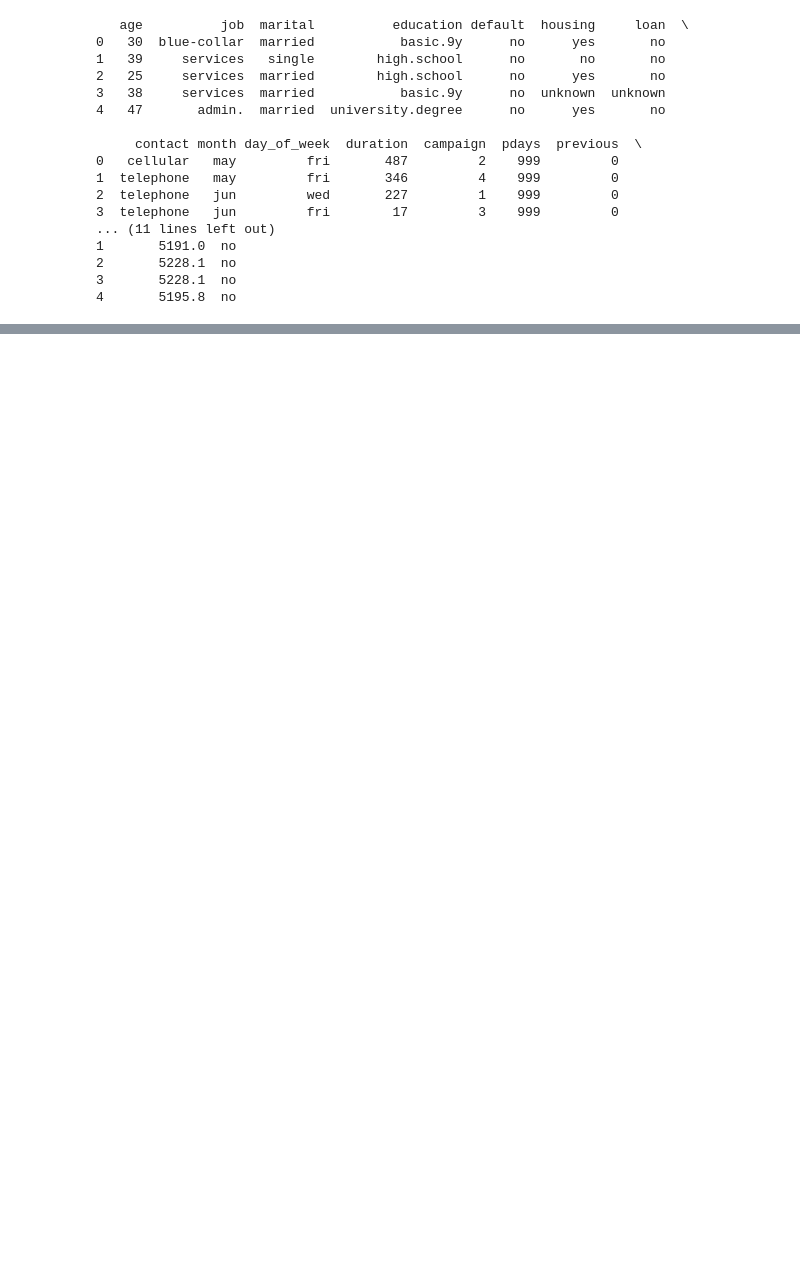
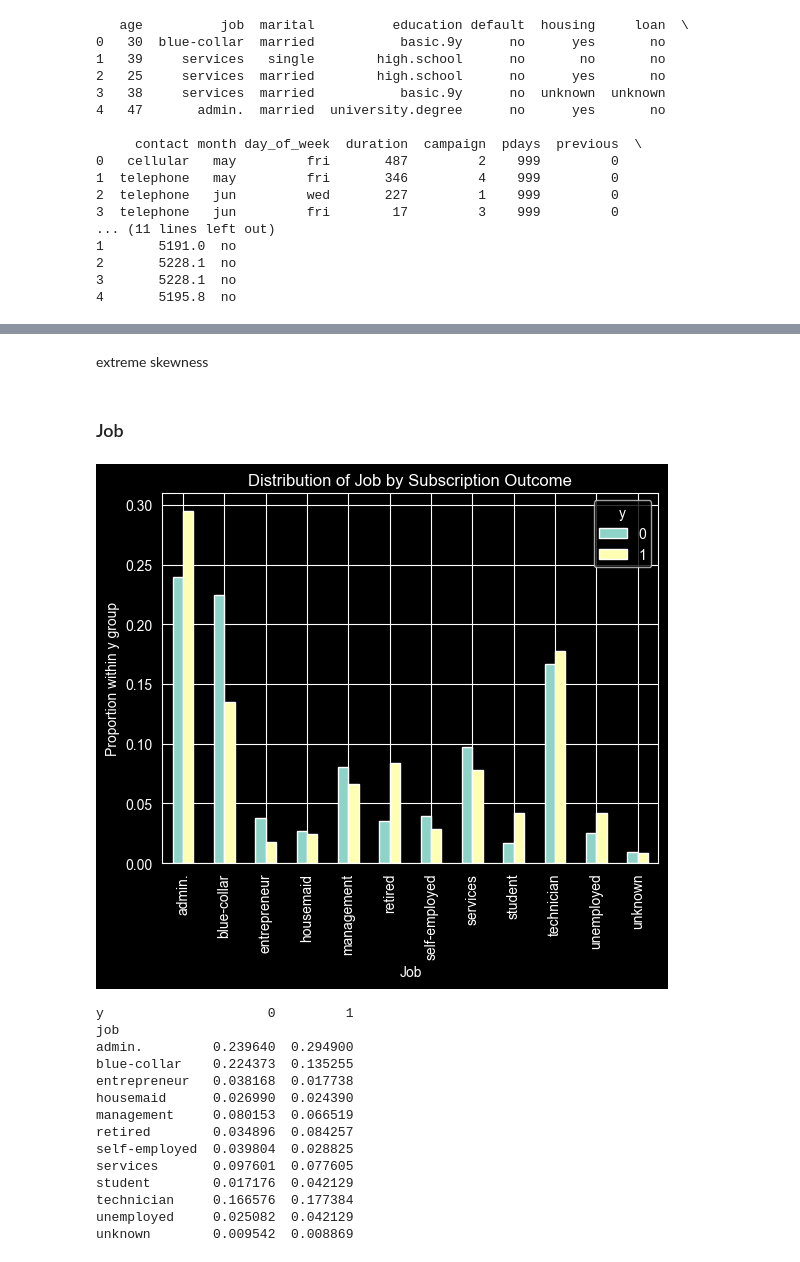
Before and after one commit to Rdrg-Blnc-IE/Machine_Learning_Foundations-Data_Preparation, a Jupyter notebook: assignment_1_rodrigo_blanco_maldonado.ipynb, the cells around one changed output, grey strips where cells are left out. Cells and saved outputs as stored; diff of their text form; code cells hidden in the pictures; blank space fills up the shorter version.

```diff
--- a/assignment_1_rodrigo_blanco_maldonado.ipynb
+++ b/assignment_1_rodrigo_blanco_maldonado.ipynb
@@ -65,0 +323,28 @@ Name: duration, dtype: float64
+# %% [markdown]
+extreme skewness
+# %% [markdown]
+### Job
+# %%
+pd.crosstab(df['job'], df['y'], normalize='columns').plot(kind='bar')
+plt.ylabel("Proportion within y group")
+plt.xlabel("Job")
+plt.title("Distribution of Job by Subscription Outcome")
+plt.show()
+
+print(df.groupby(['job', 'y']).size().unstack().apply(lambda x: x / x.sum(), axis=0))
+# %% [output]
+[figure, added]
+y                     0         1
+job
+admin.         0.239640  0.294900
+blue-collar    0.224373  0.135255
+entrepreneur   0.038168  0.017738
+housemaid      0.026990  0.024390
+management     0.080153  0.066519
+retired        0.034896  0.084257
+self-employed  0.039804  0.028825
+services       0.097601  0.077605
+student        0.017176  0.042129
+technician     0.166576  0.177384
+unemployed     0.025082  0.042129
+unknown        0.009542  0.008869
```
Also changed, not shown: parts of 53 cells of this notebook.
